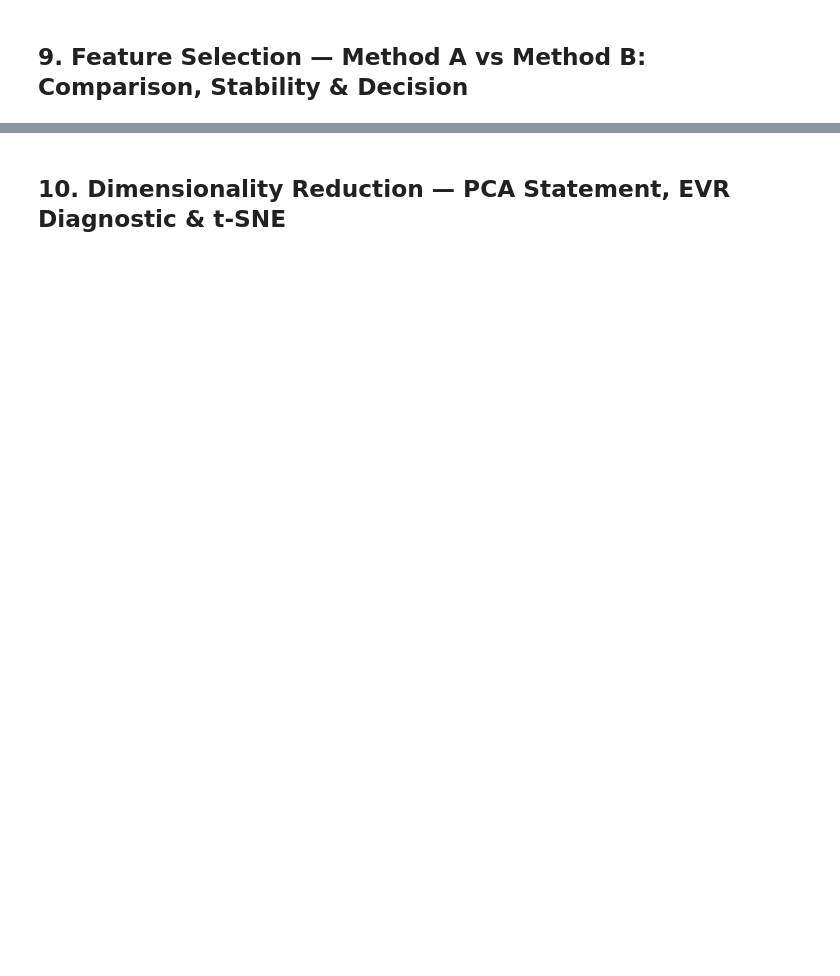
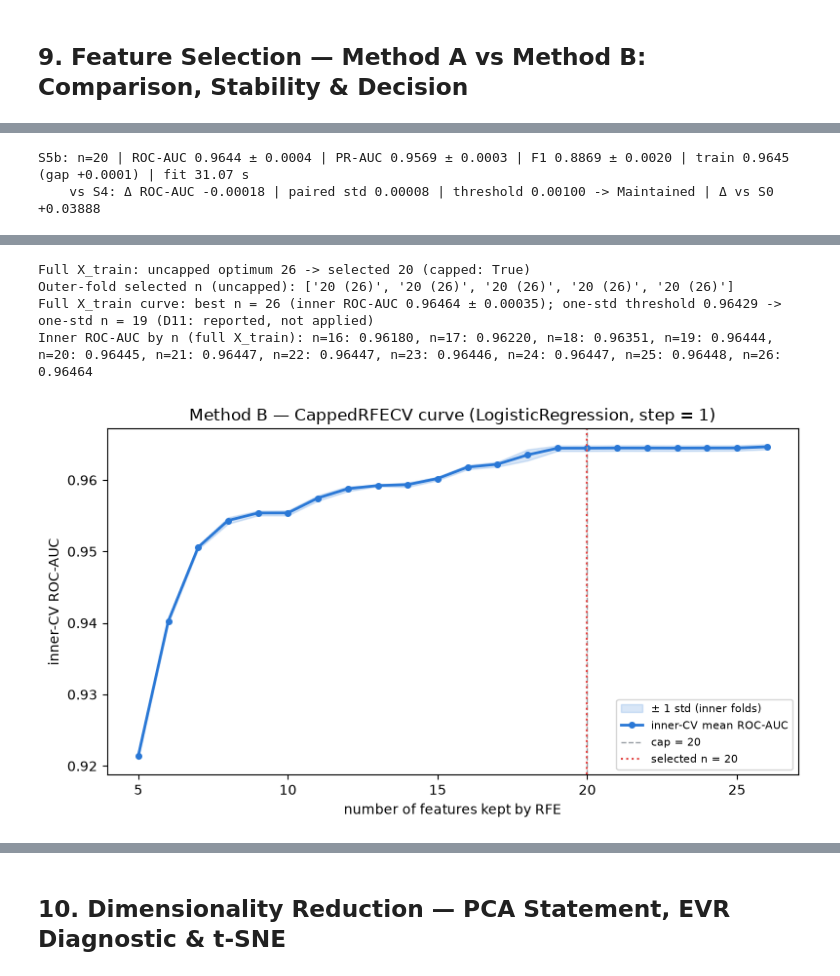
Before and after one commit to Arsen-kbtu/ML-project, a Jupyter notebook: notebooks/Team22_Week2_FeatureEngineering.ipynb, the cells around one changed output, grey strips where cells are left out. Cells and saved outputs as stored; diff of their text form; code cells hidden in the pictures; blank space fills up the shorter version.

```diff
--- a/notebooks/Team22_Week2_FeatureEngineering.ipynb
+++ b/notebooks/Team22_Week2_FeatureEngineering.ipynb
@@ -537,0 +907,45 @@ S4 adds `VarianceThreshold(0.0099)` to the flag branch, cutting width from 36 to
+# %%
+# 9c. Method B — CappedRFECV (LR, step=1, cap 20, same shuffled inner folds as A), nested in outer CV
+rfe_template = CappedRFECV(LogisticRegression(max_iter=1000, random_state=RANDOM_STATE),
+                           max_features=20, step=1, min_features_to_select=5, cv=inner_cv,
+                           scoring="roc_auc", n_jobs=1)
+pipe_b = build_pipeline(rfe_template)
+pipe_b_full = clone(pipe_b).fit(X_train, y_train)          # full-X_train fit -> lists + curve
+rfe_full = pipe_b_full.named_steps["select"]
+n_b = int(rfe_full.n_features_)
+res_b = log.log_step("S5b", "CappedRFECV(LR, step=1, max_features=20)", X_train, y_train,
+                     pipe=pipe_b, ref="S4", n_features=n_b, min_effect=MIN_EFFECT,
+                     return_estimator=True)
+report("S5b")
+display(log.styled())
+
+print(f"Full X_train: uncapped optimum {rfe_full.uncapped_n_features_} -> selected {n_b} "
+      f"(capped: {rfe_full.capped_})")
+print("Outer-fold selected n (uncapped):",
+      [f"{e.named_steps['select'].n_features_} ({e.named_steps['select'].uncapped_n_features_})"
+       for e in res_b["estimator"]])
+
+rcv = rfe_full.cv_results_
+n_feat, m_b, s_b = np.asarray(rcv["n_features"]), np.asarray(rcv["mean_test_score"]), np.asarray(rcv["std_test_score"])
+# D11 check: what Method A's one-std rule would pick on B's curve (reported, not applied)
+best_b = int(np.argmax(m_b))
+thr_b = m_b[best_b] - s_b[best_b]
+n_1se_b = int(n_feat[np.argmax(m_b >= thr_b)])          # smallest n at or above the threshold
+print(f"Full X_train curve: best n = {n_feat[best_b]} (inner ROC-AUC {m_b[best_b]:.5f} ± {s_b[best_b]:.5f}); "
+      f"one-std threshold {thr_b:.5f} -> one-std n = {n_1se_b} (D11: reported, not applied)")
+print("Inner ROC-AUC by n (full X_train):",
+      ", ".join(f"n={n}: {m:.5f}" for n, m in zip(n_feat, m_b) if n >= 16))
+fig, ax = plt.subplots(figsize=(8, 4.5))
+ax.fill_between(n_feat, m_b - s_b, m_b + s_b, color="#2a78d6", alpha=0.18, label="± 1 std (inner folds)")
+ax.plot(n_feat, m_b, color="#2a78d6", marker="o", ms=4, lw=2, label="inner-CV mean ROC-AUC")
+ax.axvline(20, color="#9aa0a6", ls="--", lw=1, label="cap = 20")
+ax.axvline(n_b, color="#e34948", ls=":", lw=1.5, label=f"selected n = {n_b}")
+ax.set(xlabel="number of features kept by RFE", ylabel="inner-CV ROC-AUC",
+       title="Method B — CappedRFECV curve (LogisticRegression, step = 1)")
+ax.legend(loc="lower right", fontsize=8)
+fig.tight_layout()
+fig.savefig(FIG_DIR / "week2_rfecv_curve.png", dpi=150, bbox_inches="tight")
+plt.show()
+# %% [output]
+S5b: n=20 | ROC-AUC 0.9644 ± 0.0004 | PR-AUC 0.9569 ± 0.0003 | F1 0.8869 ± 0.0020 | train 0.9645 (gap +0.0001) | fit 31.07 s
+    vs S4: Δ ROC-AUC -0.00018 | paired std 0.00008 | threshold 0.00100 -> Maintained | Δ vs S0 +0.03888
@@ -537,0 +961,5 @@ S4 adds `VarianceThreshold(0.0099)` to the flag branch, cutting width from 36 to
+Full X_train: uncapped optimum 26 -> selected 20 (capped: True)
+Outer-fold selected n (uncapped): ['20 (26)', '20 (26)', '20 (26)', '20 (26)', '20 (26)']
+Full X_train curve: best n = 26 (inner ROC-AUC 0.96464 ± 0.00035); one-std threshold 0.96429 -> one-std n = 19 (D11: reported, not applied)
+Inner ROC-AUC by n (full X_train): n=16: 0.96180, n=17: 0.96220, n=18: 0.96351, n=19: 0.96444, n=20: 0.96445, n=21: 0.96447, n=22: 0.96447, n=23: 0.96446, n=24: 0.96447, n=25: 0.96448, n=26: 0.96464
+[figure, added]
```
Also changed, not shown: parts of 33 cells of this notebook, 8 other files.
